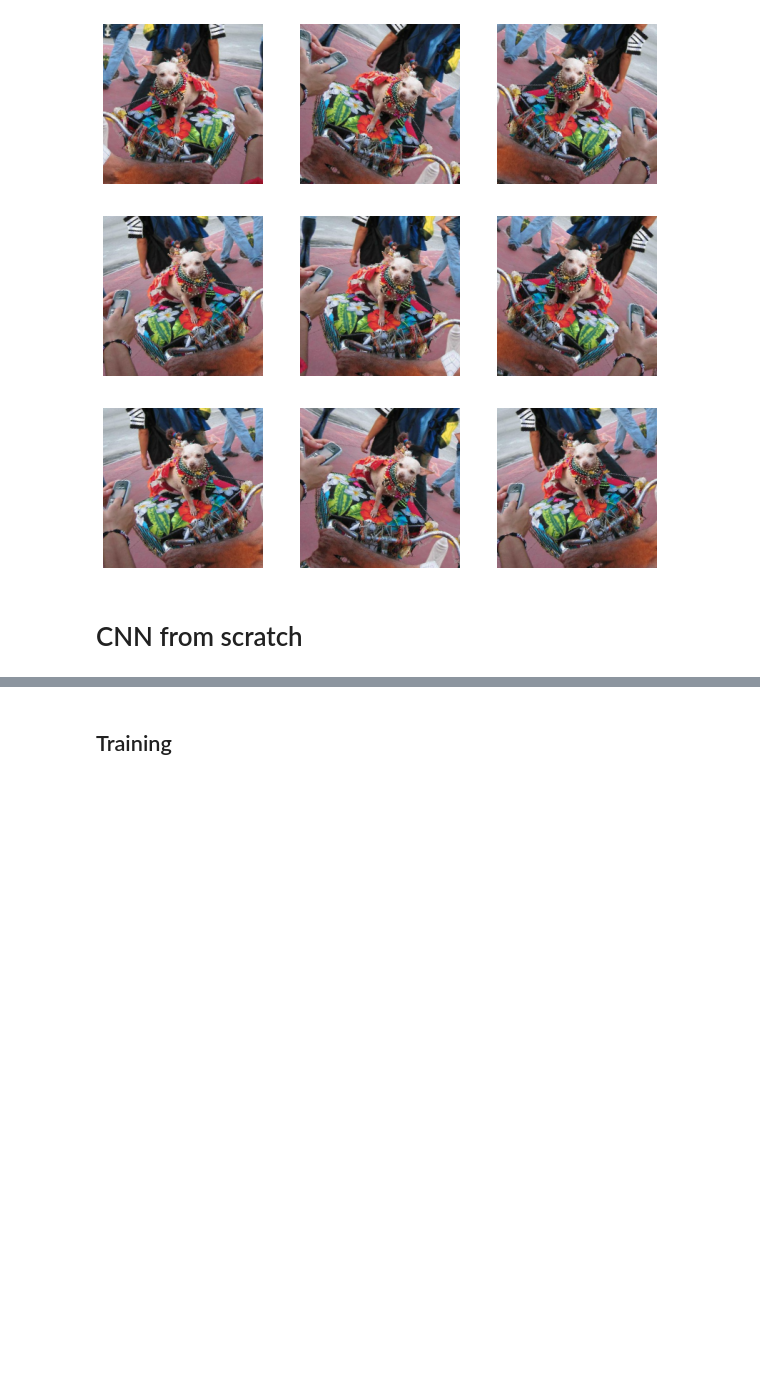
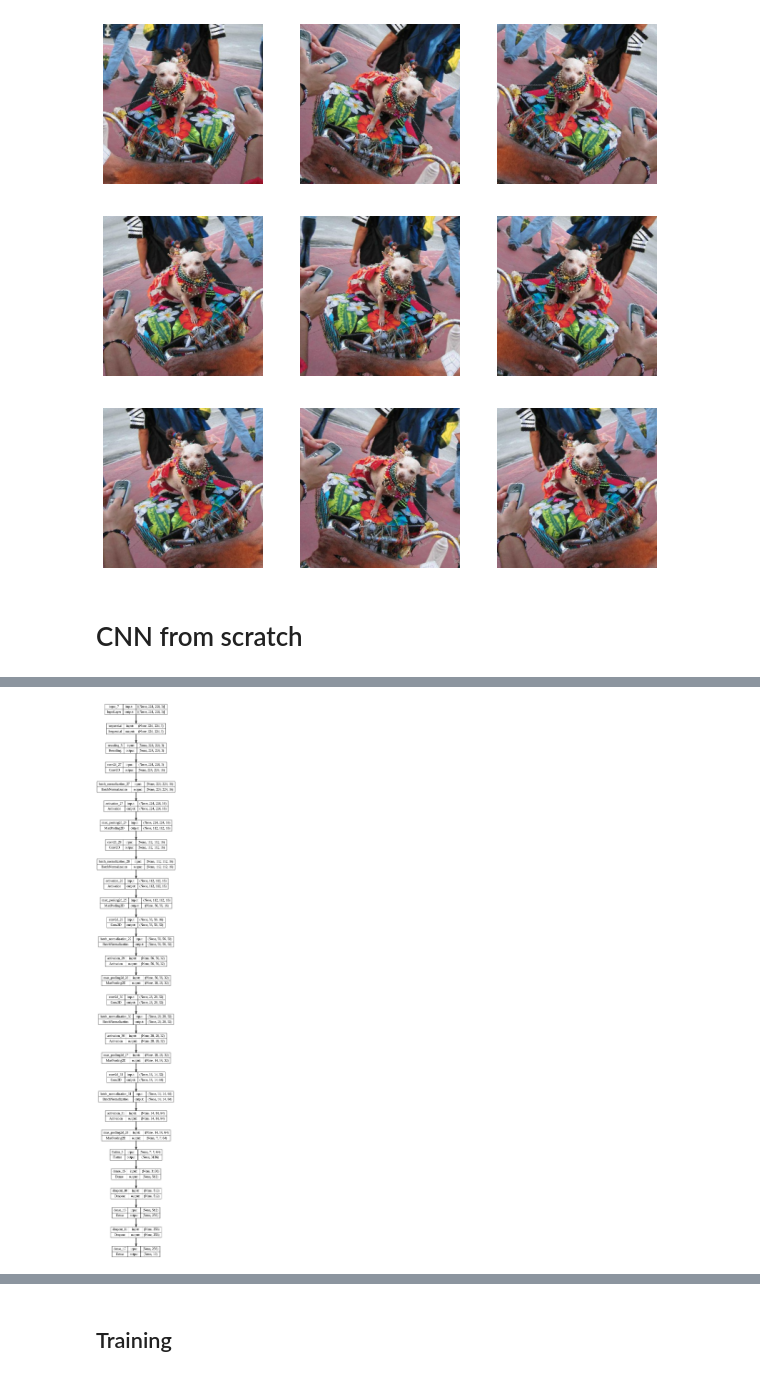
Before and after one commit to ana-bernal/P6_img-classif, a Jupyter notebook: 02_classification.ipynb, the cells around one changed output, grey strips where cells are left out. Drawn from its saved outputs; the diff is of its cells as text; code cells hidden in the pictures; blank space fills up the shorter version.

Commit message:
starting model tuning

```diff
--- a/02_classification.ipynb
+++ b/02_classification.ipynb
@@ -226,0 +134,74 @@ WARNING:tensorflow:Using a while_loop for converting ImageProjectiveTransformV3
+# %%
+def make_cnn_model(input_shape):
+    inputs = keras.Input(shape=input_shape)
+
+    # Preprocessing
+    x = data_augmentation(inputs)
+    x = layers.Rescaling(1./255)(x)
+
+    # First block:
+    x = layers.Conv2D(filters=16,
+                      kernel_size=3,
+                      strides=(1,1),
+                      padding="same")(x)  # for having outputsize=inputsize
+    x = layers.BatchNormalization()(x)
+    x = layers.Activation("relu")(x)
+
+    x = layers.MaxPooling2D(pool_size=(2,2), strides=(2,2))(x)
+
+    x = layers.Conv2D(filters=16,
+                      kernel_size=3,
+                      strides=(1,1),
+                      padding="same")(x)  # for having outputsize=inputsize
+    x = layers.BatchNormalization()(x)
+    x = layers.Activation("relu")(x)
+
+    x = layers.MaxPooling2D(pool_size=(2,2), strides=(2,2))(x)
+
+
+
+    # Second block
+    x = layers.Conv2D(filters=32,
+                      kernel_size=3,
+                      strides=(1,1),
+                      padding="same")(x)  # for having outputsize=inputsize
+    x = layers.BatchNormalization()(x)
+    x = layers.Activation("relu")(x)
+
+    x = layers.MaxPooling2D(pool_size=(2,2), strides=(2,2))(x)
+    #
+    x = layers.Conv2D(filters=32,
+                      kernel_size=3,
+                      strides=(1,1),
+                      padding="same")(x)  # for having outputsize=inputsize
+    x = layers.BatchNormalization()(x)
+    x = layers.Activation("relu")(x)
+    #
+    x = layers.MaxPooling2D(pool_size=(2,2), strides=(2,2))(x)
+
+    # Third block
+    x = layers.Conv2D(filters=64,
+                      kernel_size=3,
+                      strides=(1,1),
+                      padding="same")(x)  # for having outputsize=inputsize
+    x = layers.BatchNormalization()(x)
+    x = layers.Activation("relu")(x)
+
+    x = layers.MaxPooling2D(pool_size=(2,2), strides=(2,2))(x)
+
+    # Third block
+    x = layers.Flatten()(x)
+
+    x = layers.Dense(512, activation="relu")(x)
+    x = layers.Dropout(0.5)(x)
+    x = layers.Dense(256, activation="relu")(x)
+    x = layers.Dropout(0.5)(x)
+
+    outputs = layers.Dense(10, activation="softmax")(x)
+
+    return keras.Model(inputs,outputs)
+
+
+model = make_cnn_model(input_shape=image_size + (3,))
+keras.utils.plot_model(model, show_shapes=True)
+# %% [output]
@@ -227,3 +213,4 @@ WARNING:tensorflow:Using a while_loop for converting ImageProjectiveTransformV3
+[figure, added]
 # %%
 model.summary()
 # %% [output]
```
Also changed, not shown: parts of 12 cells of this notebook.
